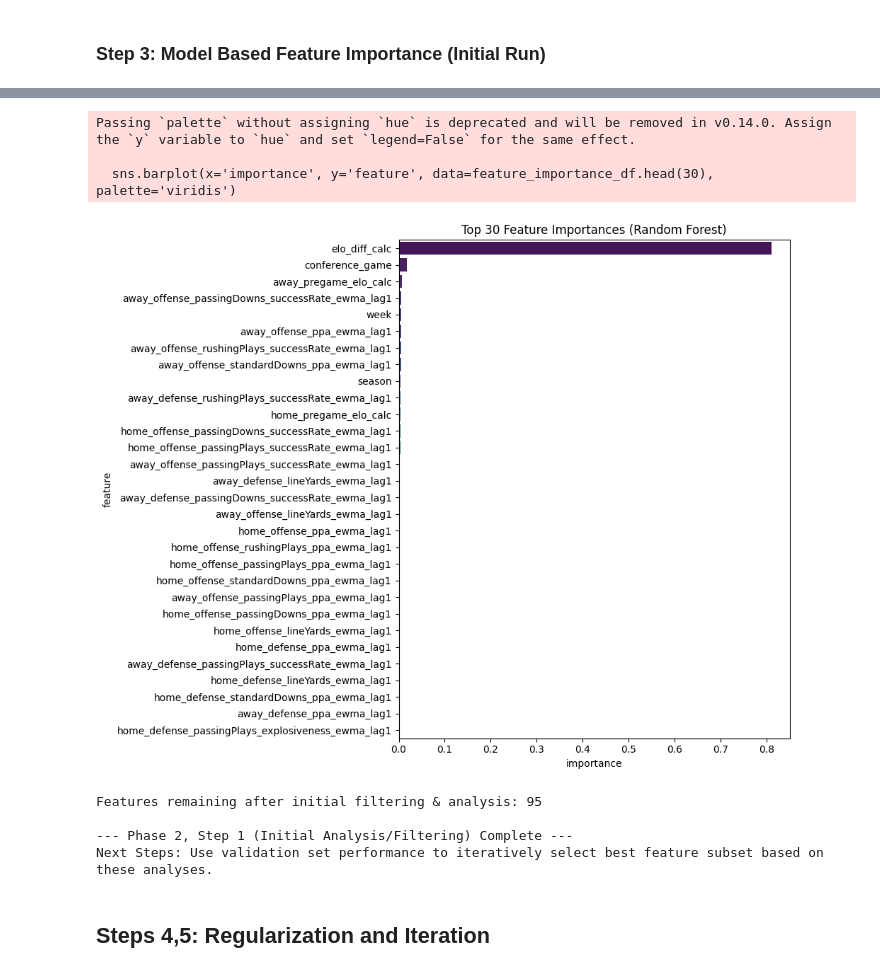
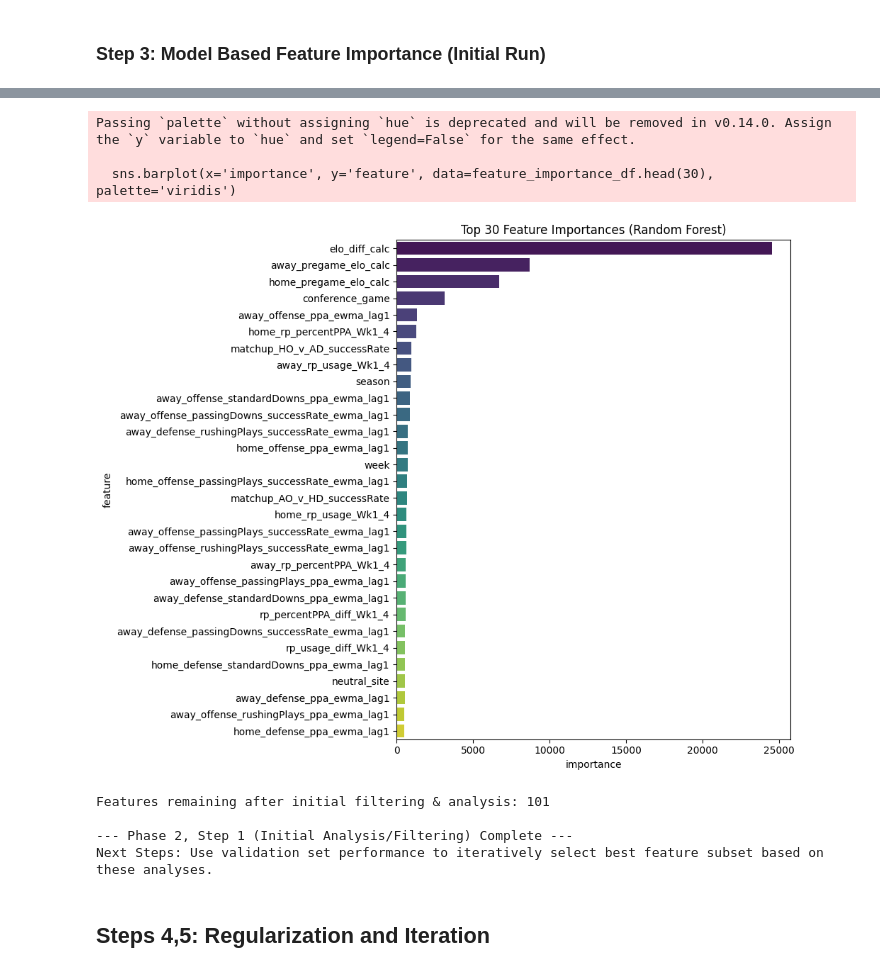
Before and after one commit to qwe740/BettingModels, a Jupyter notebook: Initial_ML_Model.ipynb, the cells around one changed output, grey strips where cells are left out. Drawn from its saved outputs; the diff is of its cells as text; code cells hidden in the pictures.

```diff
--- a/Initial_ML_Model.ipynb
+++ b/Initial_ML_Model.ipynb
@@ -570,11 +733,0 @@ for col in engineered_feature_cols: # Check first few
-# %%
-# Combine basic features with the new engineered features
-# We might refine this later in feature selection
-all_engineered_features = [col for col in master_df.columns if '_ewma_lag1' in col or 'matchup_' in col]
-potential_features = basic_features + all_engineered_features
-print(f"\nTotal potential features generated: {len(potential_features)}")
-# print("Potential Features:", potential_features) # Uncomment to see full list
-
-print("\n--- Phase 1, Step 3 Complete ---")
-print("Engineered features (lagged EWMAs, matchups) added.")
-print("Next Steps: Handling Missing Values in Features, Feature Selection.")
@@ -952,27 +1095,55 @@ features_to_consider_dropping_corr
 # %% [markdown]
 ### Step 3: Model Based Feature Importance (Initial Run)
 # %%
-# We'll just run a quick Random Forest to get an initial importance ranking.
-# More rigorous importance analysis and selection happens iteratively later.
-print("\n--- Analysis: Model-Based Feature Importance (Initial Random Forest) ---")
-from sklearn.ensemble import RandomForestRegressor
+print("\n--- Analysis: Model-Based Feature Importance (GPU Accelerated XGBoost) ---")
+import xgboost as xgb
 
-# Use a subset of data/trees for speed if necessary, but full training data is better
-print(f"Training initial RandomForestRegressor on {X_train.shape[0]} samples and {X_train.shape[1]} features...")
-# Instantiate with reasonable defaults (n_jobs=-1 uses all CPU cores)
-rf = RandomForestRegressor(n_estimators=100, random_state=42, n_jobs=-1, max_depth=15, min_samples_leaf=5) # Added some constraints
-rf.fit(X_train, y_train)
+# Use the imputed data (X_train, y_train)
 
-# Get feature importances
-importances = rf.feature_importances_
+# Define basic XGBoost parameters for importance calculation
+xgb_importance_params = {
+    'objective': 'reg:squarederror',
+    'eval_metric': 'rmse',
+    'seed': 42,
+    'nthread': -1,
+    # --- Enable GPU ---
+    'tree_method': 'gpu_hist',
+    # ------------------
+    # Use relatively simple settings for speed
+    'eta': 0.1,
+    'max_depth': 5,
+    'subsample': 0.8,
+    'colsample_bytree': 0.8
+}
+num_round_importance = 100 # Fewer rounds might suffice for ranking
+
+print(f"Training initial XGBoost model on GPU for feature importance...")
+dtrain_importance = xgb.DMatrix(X_train, label=y_train)
+model_importance = xgb.train(
+    xgb_importance_params,
+    dtrain_importance,
+    num_boost_round=num_round_importance,
+    verbose_eval=False
+)
+
+# Get feature importances (using 'gain' is often good)
+importance_dict = model_importance.get_score(importance_type='gain')
+if not importance_dict:
+    importance_dict = model_importance.get_score(importance_type='weight') # Fallback
+
+# Create DataFrame - Need to handle features potentially not used
+all_features = X_train.columns.tolist()
+importance_values = [importance_dict.get(f, 0) for f in all_features] # Assign 0 if feature not used
+
 feature_importance_df = pd.DataFrame({
-    'feature': X_train.columns,
-    'importance': importances
+    'feature': all_features,
+    'importance': importance_values
 }).sort_values('importance', ascending=False)
 
-print("\nTop 30 Features by RandomForest Importance:")
+
+print("\nTop 30 Features by XGBoost Importance (Gain):")
 print(feature_importance_df.head(30))
-print("\nBottom 10 Features by RandomForest Importance:")
+print("\nBottom 10 Features by XGBoost Importance (Gain):")
 print(feature_importance_df.tail(10))
 
 # Optional: Plot top N feature importances
@@ -1009,8 +1180,8 @@ Top 30 Features by RandomForest Importance:
 Passing `palette` without assigning `hue` is deprecated and will be removed in v0.14.0. Assign the `y` variable to `hue` and set `legend=False` for the same effect.
 
   sns.barplot(x='importance', y='feature', data=feature_importance_df.head(30), palette='viridis')
-[figure, old version]
+[figure, new version]
-Features remaining after initial filtering & analysis: 95
+Features remaining after initial filtering & analysis: 101
 
 --- Phase 2, Step 1 (Initial Analysis/Filtering) Complete ---
 Next Steps: Use validation set performance to iteratively select best feature subset based on these analyses.
```
Also changed, not shown: parts of 45 cells of this notebook.
